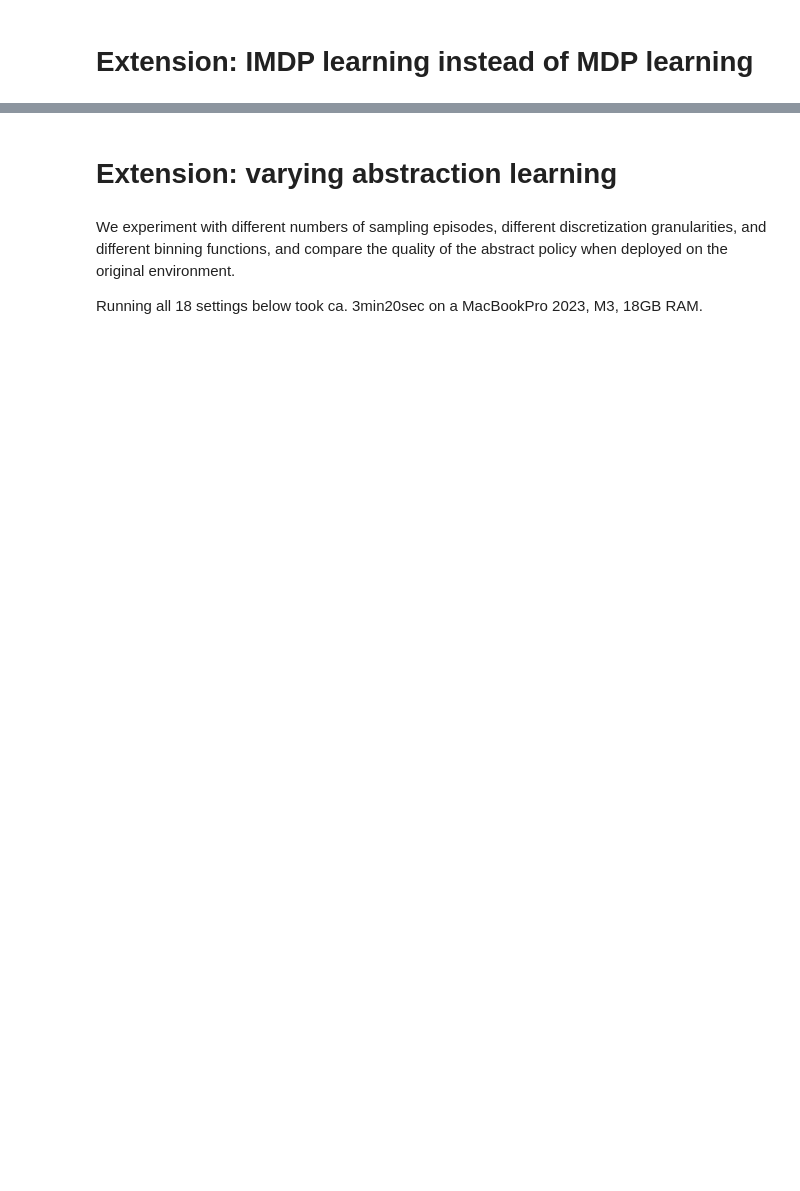
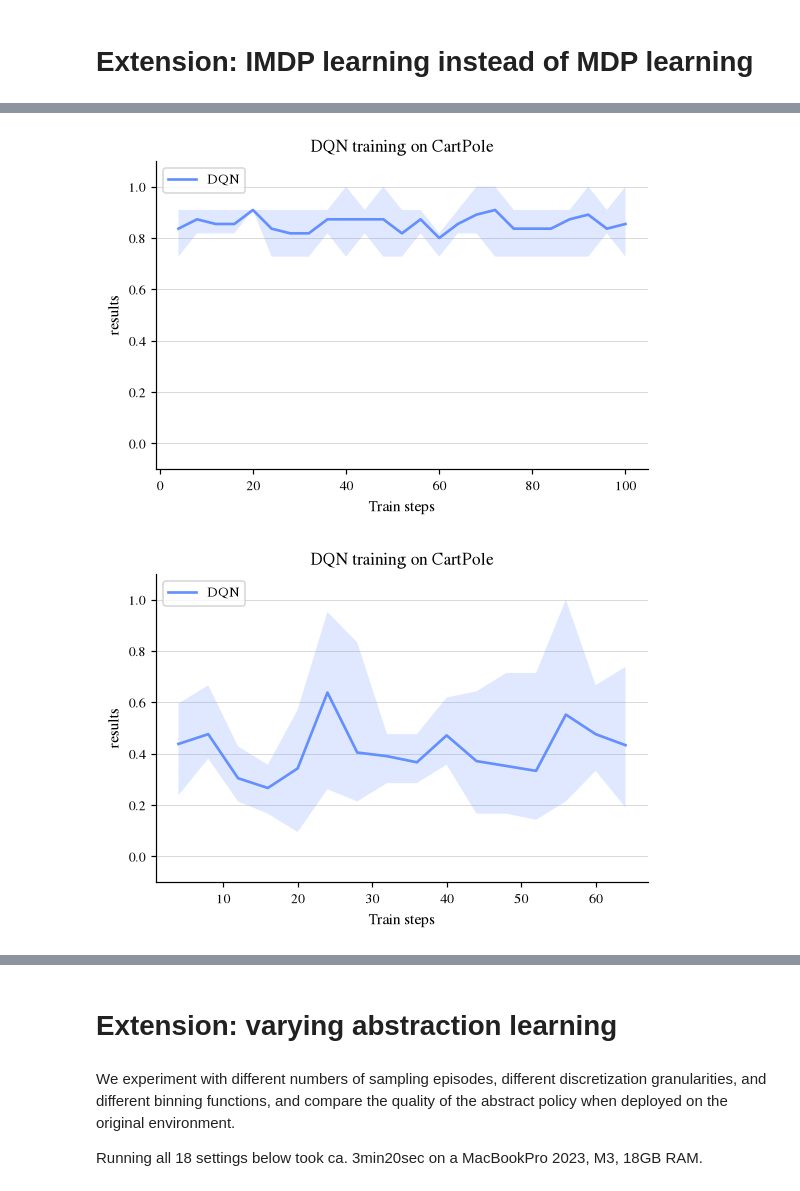
Before and after one commit to ai-fm/VeriGym, a Jupyter notebook: examples/workflow_comparing_abstraction_policies.ipynb, the cells around one changed output, grey strips where cells are left out. Cells and saved outputs as stored; diff of their text form; code cells hidden in the pictures; blank space fills up the shorter version.

Commit message:
Added comparison to RL to abstraction workflow.
* notebook runs end-to-end, but DQN has only been trained with very little steps: the workflow might still need tweaking!

```diff
--- a/examples/workflow_comparing_abstraction_policies.ipynb
+++ b/examples/workflow_comparing_abstraction_policies.ipynb
@@ -9,12 +9,18 @@ from pprint import pprint
 import gymnasium as gym
 import numpy as np
 import stormpy
+import stable_baselines3 as sb3
+
 import verigym
 from verigym.abstraction.gym_utils.transform_observation import ReplaceInfObservation
 from verigym.abstraction.abstractionmapper import linspace_mapper
 from verigym.frameworks.stormpy.stormpy_utils import build_stormpy_mdp, build_stormpy_imdp
 from verigym.policy.randomized import RandomizedPolicy
+from verigym.frameworks.stable_baselines3.policy import SB3Policy
+from workflow_utils import train_with_sb3_dqn, plot_logged_data, plot_compare_policy_eval, get_mean_reward_from_trajectories
 import plot_style
+
+RL_OUTPATH = "../examples/workflow_compare_files/dqn_model_cartpole/"
 
 logging.getLogger().setLevel(logging.ERROR)
 
@@ -221,0 +307,18 @@ print("result:", [result.at(init) for init in stormpy_imdp.initial_states])
+# %%
+outpath_original = RL_OUTPATH+"original/"
+outpath_abstracted = RL_OUTPATH+"abstracted/"
+# train_with_sb3_dqn(generative_model, generative_model, RL_OUTPATH+"original/", n_steps=int(1e2))        # LENGHTEN TRAINING!
+# train_with_sb3_dqn(abstracted_model, abstracted_model, RL_OUTPATH+"abstracted/", n_steps=int(1e2))      # LENGHTEN TRAINING!
+
+### TODO: consider discounts inconsistencies between RL and PMC
+# %%
+rl_model_original = sb3.DQN.load(outpath_original + "dqn_model")
+plot_logged_data([outpath_original + "log/evaluations.npz"], labels=["DQN"], key="results",
+                 title="DQN training on CartPole")
+
+rl_model_abstracted = sb3.DQN.load(outpath_original + "dqn_model")
+plot_logged_data([outpath_abstracted + "log/evaluations.npz"], labels=["DQN"], key="results",
+                 title="DQN training on CartPole")
+# %% [output]
+[figure, added]
+[figure, added]
```
Also changed, not shown: parts of 12 cells of this notebook, 6 other files.
